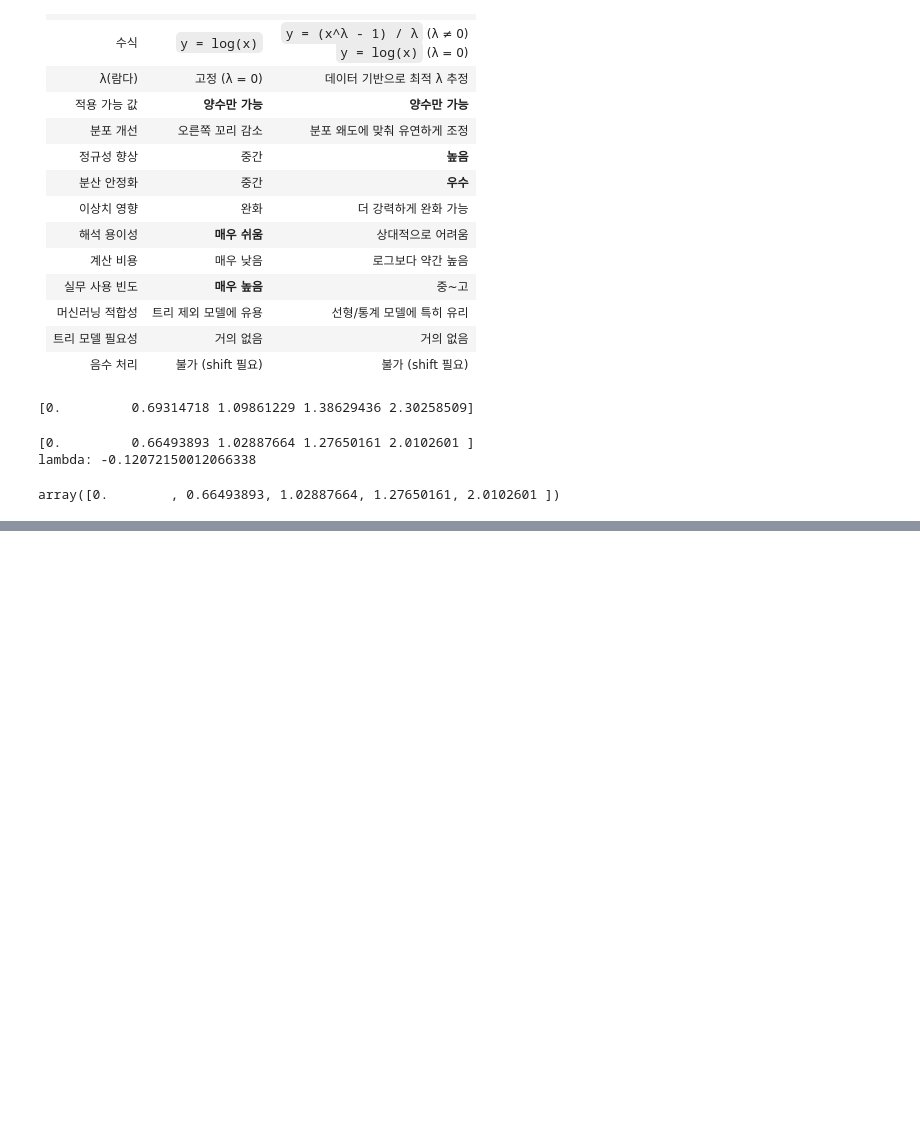
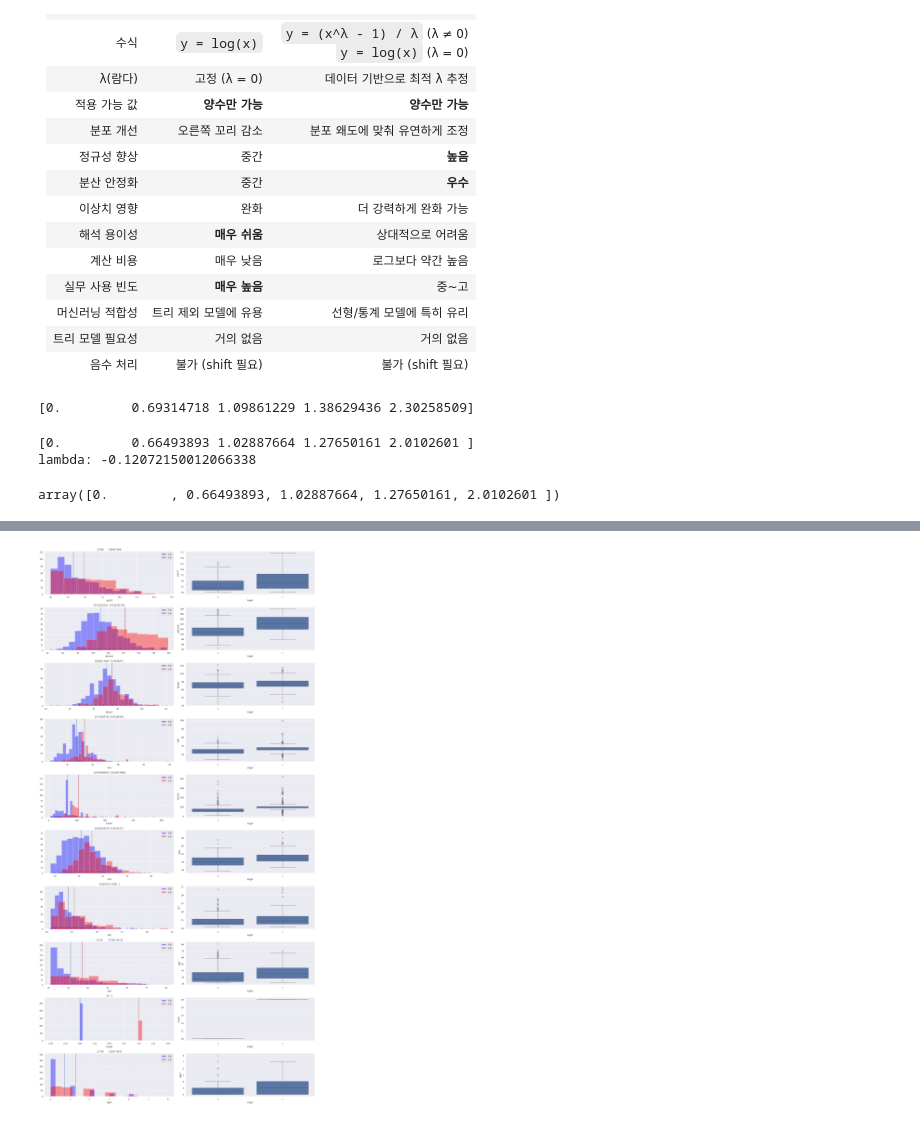
Before and after one commit to Kwonym0814/AIotDataAnalysis, a Jupyter notebook: workspace_python/ml/lec03.pima당뇨분류모델.ipynb, the cells around one changed output, grey strips where cells are left out. Cells and saved outputs as stored; diff of their text form; code cells hidden in the pictures; blank space fills up the shorter version.

```diff
--- a/workspace_python/ml/lec03.pima당뇨분류모델.ipynb
+++ b/workspace_python/ml/lec03.pima당뇨분류모델.ipynb
@@ -723,0 +712,20 @@ array([0.        , 0.66493893, 1.02887664, 1.27650161, 2.0102601 ])
+# %%
+cols = ['pgcnt', 'glucose', 'bpress', 'skin', 'insulin', 'bmi', 'dpf', 'age',
+       'target', 'age2']
+fig, axes = plt.subplots(nrows=len(cols), ncols=2, figsize=(20, 40))
+
+for i in range(len(cols)):
+    col = cols[i]
+    sns.distplot(df[df['target']==0][col]   , kde=False, rug=True, color="blue", fit_kws={"color":"#E48E58"},label="정상"  ,ax=axes[i][0])
+    sns.distplot(df[df['target']==1][col]   , kde=False, rug=True, color="red", fit_kws={"color":"#3333FF"},label="당뇨"  ,ax=axes[i][0])
+    axes[i][0].axvline(df.groupby('target')[col].mean().values[0], color='b')
+    axes[i][0].axvline(df.groupby('target')[col].mean().values[1], color='r')
+    axes[i][0].set_title(f"{df.groupby('target')[col].mean().values}")
+
+    axes[i][0].legend()
+    sns.boxplot(x="target",     y=col, data=df,  ax=axes[i][1])
+plt.tight_layout()
+plt.show()
+plt.close()
+# %% [output]
+[figure, added]
```
Also changed, not shown: parts of 26 cells of this notebook.
